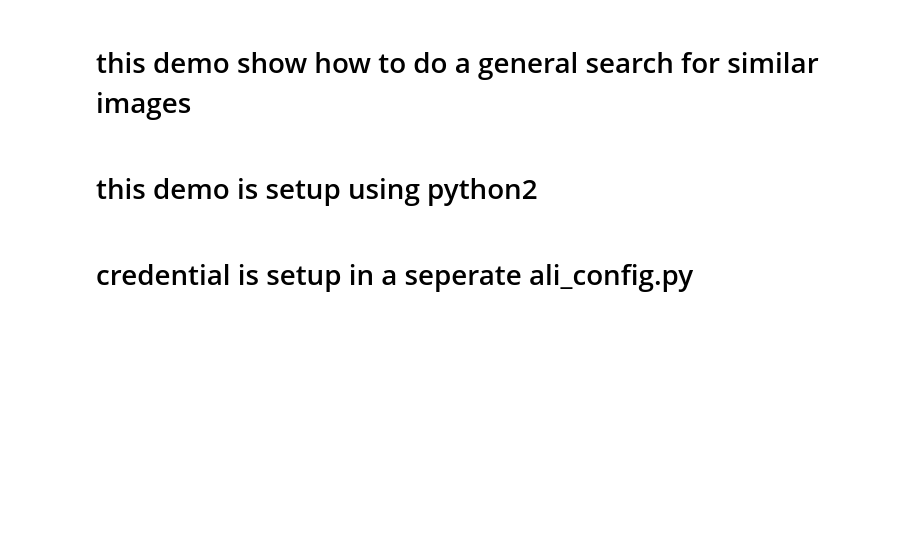
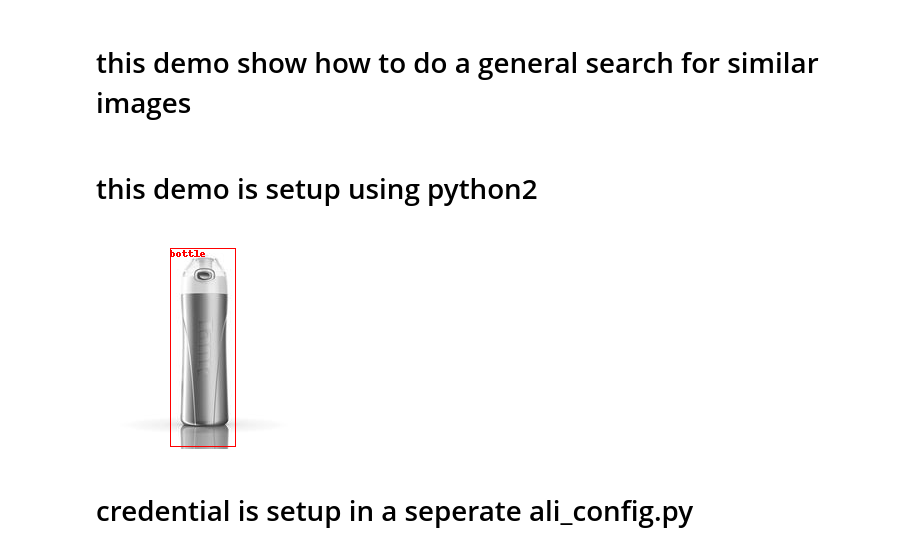
Before and after one commit to jhs2jhs/AlibabaCloud_ImageSearch_Demo_py2, a Jupyter notebook: app_image_search_general_py2.ipynb, the cells around one changed output. Saved outputs shown, nothing was run; the diff lists cells and outputs as text; code cells hidden in the pictures; blank space fills up the shorter version.

```diff
--- a/app_image_search_general_py2.ipynb
+++ b/app_image_search_general_py2.ipynb
@@ -15,3 +20,0 @@ import time
-# %%
-def image_preview(image_path):
-    return Image(filename = image_path, width=100, height=100)
@@ -18,8 +25,26 @@ def image_preview(image_path):
+# %%
+def image_preview(image_path, box, cate):
+    #img1 = Image(filename = image_path, width=100, height=100)
+    img1 = Image.open(image_path)
+    if box is not None and box != '':
+        draw = ImageDraw.Draw(img1)
+        bb = box.split(",")
+        x0 = float(bb[0])
+        y0 = float(bb[2])
+        x1 = float(bb[1])
+        x2 = float(bb[3])
+        draw.rectangle([(x0, y0), (x1, x2)], outline='red')
+        if cate is not None and cate != "":
+            draw.text((x0, y0), cate, fill="red")
+    img = img1
+    return img
 # %%
-#PATH = "/Users/jianhuashao/code/demo_imagesearch/images_bottle/"
-#image_path = PATH + "1.jpg"
-#img = image_preview(image_path)
-#display(img)
+PATH = "/Users/jianhuashao/code/demo_imagesearch/images_bottle/"
+image_path = PATH + "1.jpg"
+img = image_preview(image_path, "74,139,19,217", 'bottle')
+display(img)
+# %% [output]
+[figure, added]
 # %% [markdown]
 # credential is setup in a seperate ali_config.py
 # %%
```
Also changed, not shown: parts of 13 cells of this notebook.
